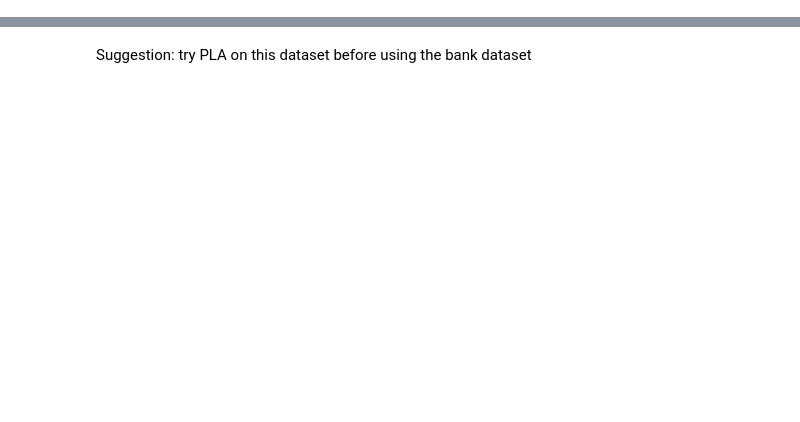
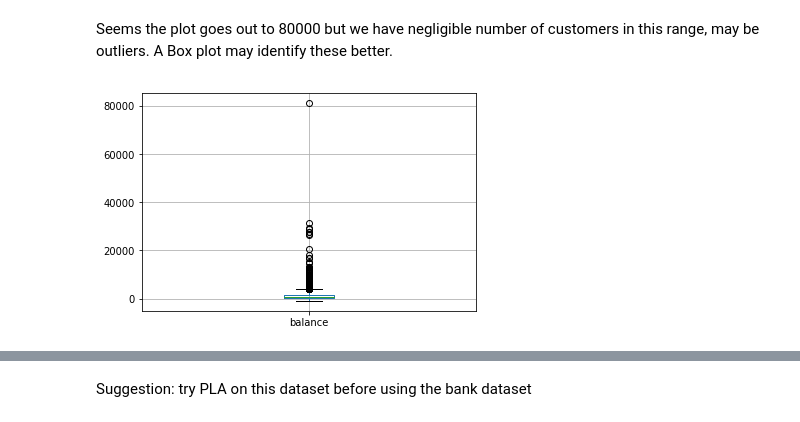
Before and after one commit to vipulpopat/MSCAI_Sem1_Etivity1, a Jupyter notebook: Etivity1.ipynb, the cells around one changed output, grey strips where cells are left out. Cells and saved outputs as stored; diff of their text form; code cells hidden in the pictures; blank space fills up the shorter version.

```diff
--- a/Etivity1.ipynb
+++ b/Etivity1.ipynb
@@ -10,0 +206,8 @@ import pandas as pd
+# %% [markdown]
+Seems the plot goes out to 80000 but we have negligible number of customers in this range, may be outliers.
+A Box plot may identify these better.
+# %%
+df.boxplot(column='balance')
+plt.show()
+# %% [output]
+[figure, added]
```
Also changed, not shown: parts of 65 cells of this notebook.
